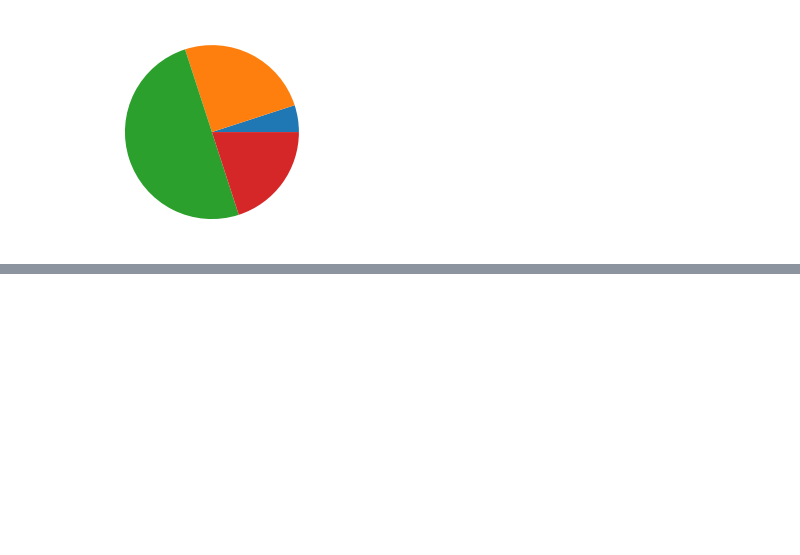
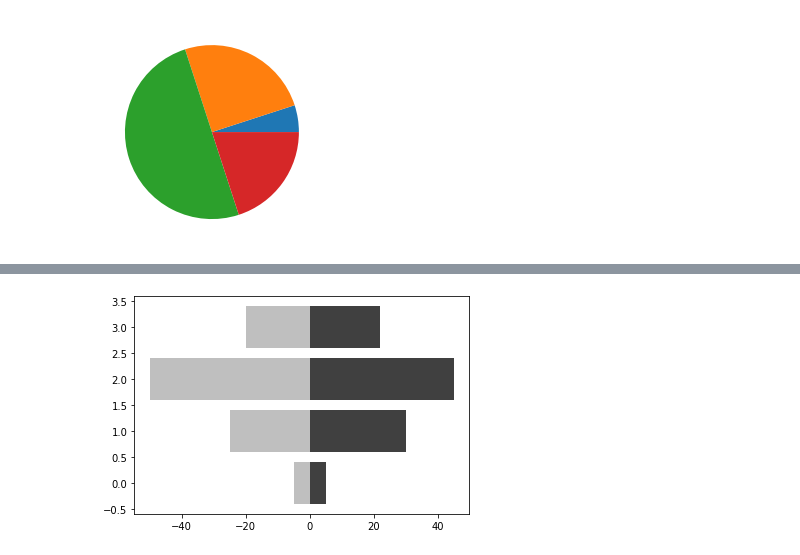
Before and after one commit to nathanpaul423/Deel_Project_06102022, a Jupyter notebook: Matplotlib_basics2.ipynb, the cells around one changed output, grey strips where cells are left out. Cells and saved outputs as stored; diff of their text form; code cells hidden in the pictures; blank space fills up the shorter version.

```diff
--- a/Matplotlib_basics2.ipynb
+++ b/Matplotlib_basics2.ipynb
@@ -323,0 +366,13 @@ plt.show()
+# %%
+#example 25
+
+women_pop = np.array([5,30,45,22])
+men_pop = np.array([5,25,50,20])
+
+X = np.arange(4)
+plt.barh(X, women_pop, color = '.25')
+plt.barh(X, -men_pop, color = '.75')
+
+plt.show()
+# %% [output]
+[figure, added]
```
Also changed, not shown: parts of 12 cells of this notebook.
